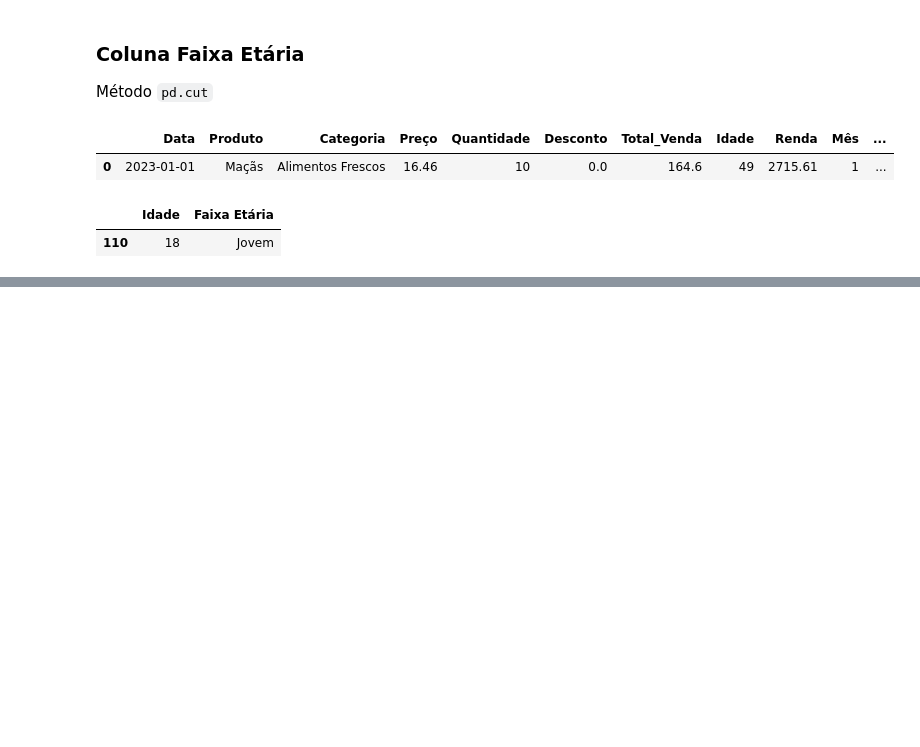
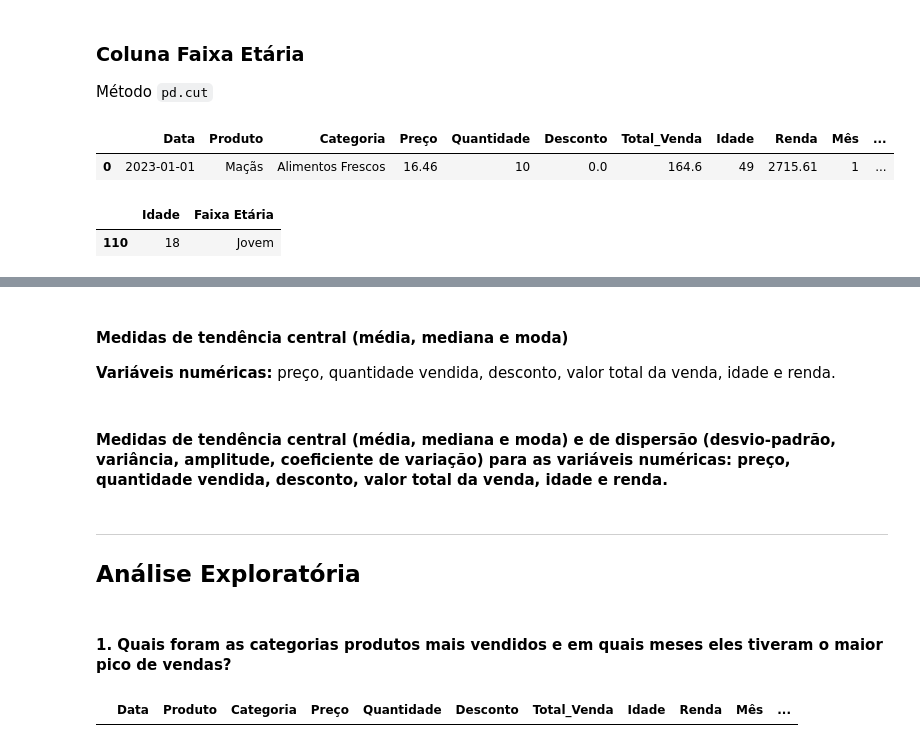
Before and after one commit to felipealbanez/Estudos, a Jupyter notebook: CAIXA_Verso/Módulo 02 - Análise Exploratória de Dados/Projeto_Final_AED.ipynb, the cells around one changed output, grey strips where cells are left out. Drawn from its saved outputs; the diff is of its cells as text; code cells hidden in the pictures; blank space fills up the shorter version.

Commit message:
feat: início da Análise Exploratória

```diff
--- a/CAIXA_Verso/Módulo 02 - Análise Exploratória de Dados/Projeto_Final_AED.ipynb
+++ b/CAIXA_Verso/Módulo 02 - Análise Exploratória de Dados/Projeto_Final_AED.ipynb
@@ -309,0 +314,3 @@ display(df_vendas.loc[(df_vendas['Idade'] == 18), ['Idade', 'Faixa Etária']].he
+# %% [markdown]
+#### Medidas de tendência central (média, mediana e moda)
+**Variáveis numéricas:** preço, quantidade vendida, desconto, valor total da venda, idade e renda.
@@ -309,0 +319,12 @@ display(df_vendas.loc[(df_vendas['Idade'] == 18), ['Idade', 'Faixa Etária']].he
+# %% [markdown]
+#### Medidas de tendência central (média, mediana e moda) e de dispersão (desvio-padrão, variância, amplitude, coeficiente de variação) para as variáveis numéricas: preço, quantidade vendida, desconto, valor total da venda, idade e renda.
+# %% [markdown]
+---
+## **Análise Exploratória**
+# %% [markdown]
+#### 1. Quais foram as categorias produtos mais vendidos e em quais meses eles tiveram o maior pico de vendas?
+# %%
+# conferindo as colunas do dataframe
+display(df_vendas.head(0))
+# %% [output]
+|  | Data | Produto | Categoria | Preço | Quantidade | Desconto | Total_Venda | Idade | Renda | Mês | ... |
```
Also changed, not shown: parts of 6 cells of this notebook.
